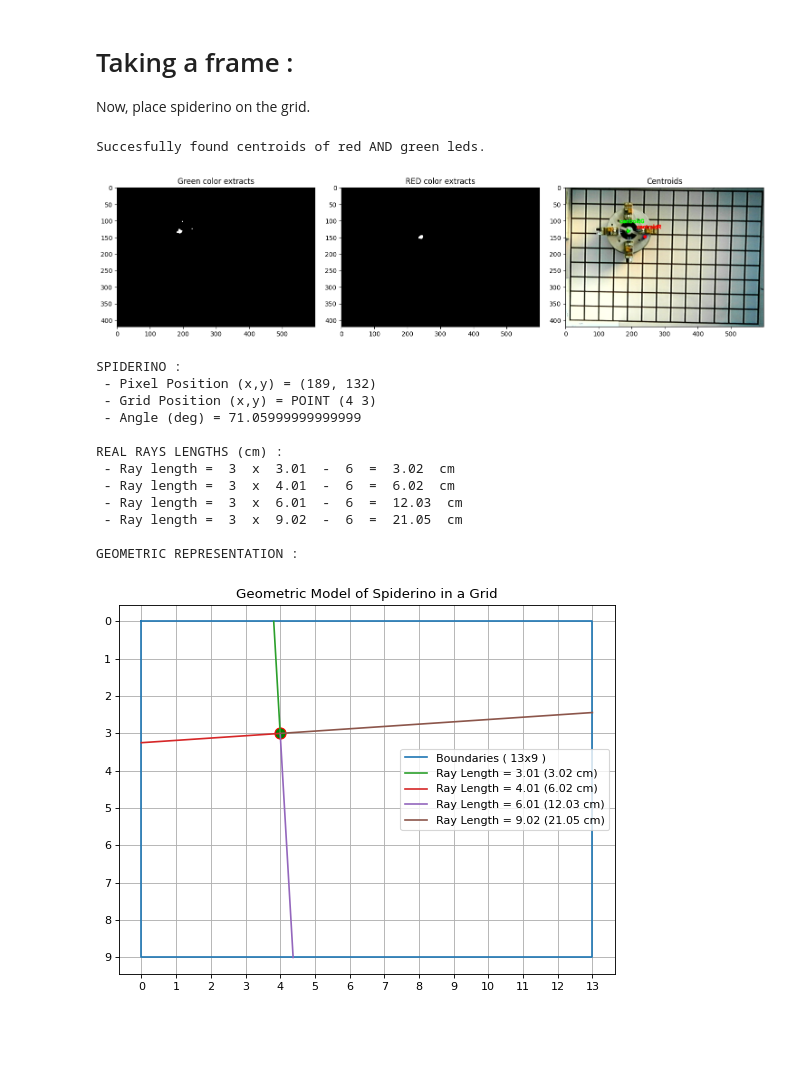
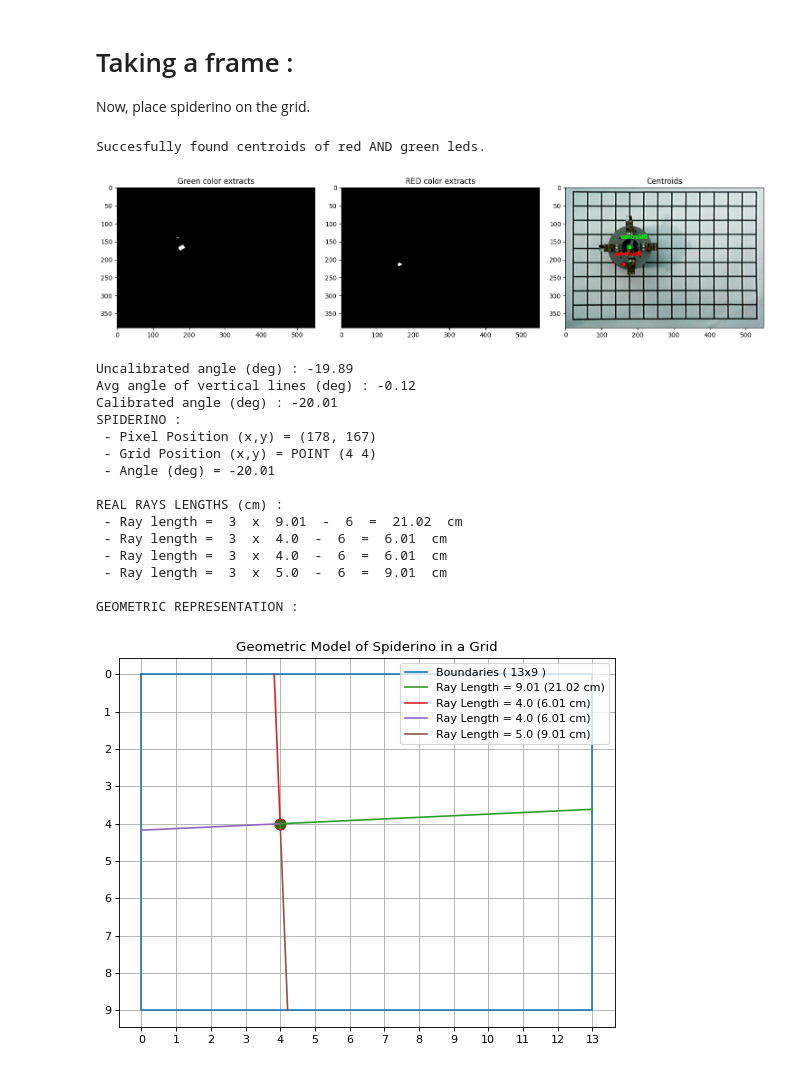
Before and after one commit to EmileBinot/spiderino-sensors-model, a Jupyter notebook: master-script/master-script.ipynb, the cells around one changed output. Cells and saved outputs as stored; diff of their text form; code cells hidden in the pictures; blank space fills up the shorter version.

```diff
--- a/master-script/master-script.ipynb
+++ b/master-script/master-script.ipynb
@@ -446,0 +446,14 @@ True
+# %%
+%matplotlib inline
+src = np.float32([(812,255),(776,703),(1406,761),(1454,309)])
+h = 400
+w = 400 * math.sqrt(2)
+dst = np.float32([[0,0],[0,h],[w,h],[w,0]])
+M = cv2.getPerspectiveTransform(src, dst)
+
+
+paper_sheet = np.zeros((int(w),int(h)), dtype=np.uint8)
+prod = cv2.warpPerspective(background_raw, M, paper_sheet.shape)
+background = crop(prod,(10,10,550,500))
+background = cv2.cvtColor(background, cv2.COLOR_BGR2GRAY)
+nb_show("perspective correction + crop",background)
@@ -510,13 +506,16 @@ GRID SHAPE : (14, 10, 2)
 
 Now, place spiderino on the grid.
 # %%
+%matplotlib inline
+
 avgiter=5
 frame_raw = take_pic(cam,avgiter)
 
-frame_color = crop(frame_raw,final_bounding_box)
-frame = cv2.cvtColor(frame_color, cv2.COLOR_BGR2GRAY)
-# nb_show("FRAME",cv2.cvtColor(frame_color, cv2.COLOR_BGR2RGB))
-imge = cv2.cvtColor(frame_color, cv2.COLOR_BGR2RGB)
+prod = cv2.warpPerspective(frame_raw, M, paper_sheet.shape)
+prod = crop(prod,(10,10,550,500))
+
+frame_color = prod
+
 
 # RED BLOB EXTRACTION
 kernel = np.ones((2,2))
@@ -538,6 +537,8 @@ green_blobs_erode = cv2.erode(green_blobs_th,np.ones((1,1)))
 green_blobs_dilate = cv2.dilate(green_blobs_erode,kernel,iterations=2)
 cXlistG,cYlistG = get_centroids(green_blobs_dilate)
 
+
+imge = np.copy(frame_color)
 if (len(cXlistR) == 0) or (len(cXlistG) == 0) :
     print("Stuggling to find red or green led, check this :")
     nb_show_n(["Frame taken","GREEN extract thresholded", "RED extract thresholded"], [imge,green_blobs_th, red_blobs_th])
@@ -546,7 +547,6 @@ else :
     print("Succesfully found centroids of red AND green leds.")
     red_x, red_y = (cXlistR[0], cYlistR[0])
     green_x, green_y = (cXlistG[0],cYlistG[0])
-    imge = np.copy(frame_color)
     cv2.circle(imge, (red_x, red_y), 5, (255, 0, 0), -1)
     cv2.putText(imge, "centroidR", (red_x - 25, red_y - 25),cv2.FONT_HERSHEY_SIMPLEX, 0.5, (255, 0, 0), 2)
     cv2.circle(imge, (green_x, green_y), 5, (0, 255,0), -1)
@@ -574,11 +574,9 @@ for lineh in lines_h :
 avg = round(np.average(a),2)
 angle_cal = angle_uncal + avg
 
-# print("Uncalibrated angle (deg) :",angle_uncal)
-# print("Avg angle of vertical lines (deg) :",avg)
-# print("Calibrated angle (deg) :",angle_cal)
-
-
+print("Uncalibrated angle (deg) :",angle_uncal)
+print("Avg angle of vertical lines (deg) :",avg)
+print("Calibrated angle (deg) :",angle_cal)
 
 
 # Create a Grid instance
@@ -612,47 +610,50 @@ for each in spiderino.sensors_array :
   print(" - Ray length = ", grid_cm_ratio, " x ", round(each.ray.length,2) ," - ", sensor_center_distance," = ", real_val , " cm ")
 
 # SHOW VISUALIZER
 print("\nGEOMETRIC REPRESENTATION :")
 fig = plt.figure(figsize=(8, 6), dpi=80)
 ax = fig.add_subplot(1, 1, 1)
 plt.plot(*grid.boundaries.xy, label="Boundaries ( "+ str(grid.x_max) +"x"+ str(grid.y_max) +" )")
 plt.plot(*spiderino.pos.xy, marker="o", markersize=10, markeredgecolor="red", markerfacecolor="green")
 i=0
 for sensor in spiderino.sensors_array :
 
   plt.plot(*sensor.ray.xy, label="Ray Length = " + str(round((sensor.ray.length),2)) +" (" +str(real_rays[i])+" cm)")
   i=i+1
 leg = plt.legend()
 ax.set_xticks(np.arange(0,grid.x_max+1))
 ax.set_yticks(np.arange(0,grid.y_max+1))
 # ax.invert_yaxis()
 plt.gca().invert_yaxis()
 plt.grid(True)
 ax.title.set_text("Geometric Model of Spiderino in a Grid")
 plt.show()
 
 
 
 # imgee = imge.copy()
 # cv2.circle(imgee, (points_matrix[x_snap][y_snap]), 5, (0, 0,255), -1)
 # cv2.putText(imgee, "snap", (points_matrix[x_snap][y_snap][0] - 25, points_matrix[x_snap][y_snap][1] - 25),cv2.FONT_HERSHEY_SIMPLEX, 0.5, (0, 0, 255), 2)
 # nb_show("leds extract",imgee)
 # %% [output]
 Succesfully found centroids of red AND green leds.
-[figure, old version]
+[figure, new version]
+Uncalibrated angle (deg) : -19.89
+Avg angle of vertical lines (deg) : -0.12
+Calibrated angle (deg) : -20.01
 SPIDERINO :
- - Pixel Position (x,y) = (189, 132)
- - Grid Position (x,y) = POINT (4 3)
- - Angle (deg) = 71.05999999999999
+ - Pixel Position (x,y) = (178, 167)
+ - Grid Position (x,y) = POINT (4 4)
+ - Angle (deg) = -20.01
 
 REAL RAYS LENGTHS (cm) :
- - Ray length =  3  x  3.01  -  6  =  3.02  cm
- - Ray length =  3  x  4.01  -  6  =  6.02  cm
- - Ray length =  3  x  6.01  -  6  =  12.03  cm
- - Ray length =  3  x  9.02  -  6  =  21.05  cm
+ - Ray length =  3  x  9.01  -  6  =  21.02  cm
+ - Ray length =  3  x  4.0  -  6  =  6.01  cm
+ - Ray length =  3  x  4.0  -  6  =  6.01  cm
+ - Ray length =  3  x  5.0  -  6  =  9.01  cm
 
 GEOMETRIC REPRESENTATION :
-[figure, old version]
+[figure, new version]
 # %%
 import pandas as pd
 
```
Also changed, not shown: parts of 5 cells of this notebook, 2 other files.
